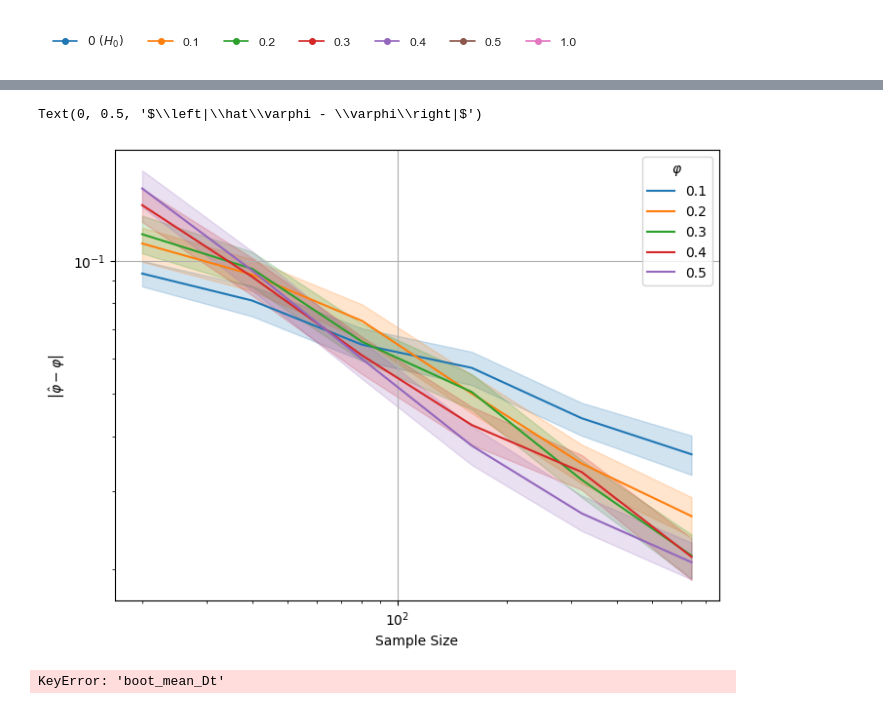
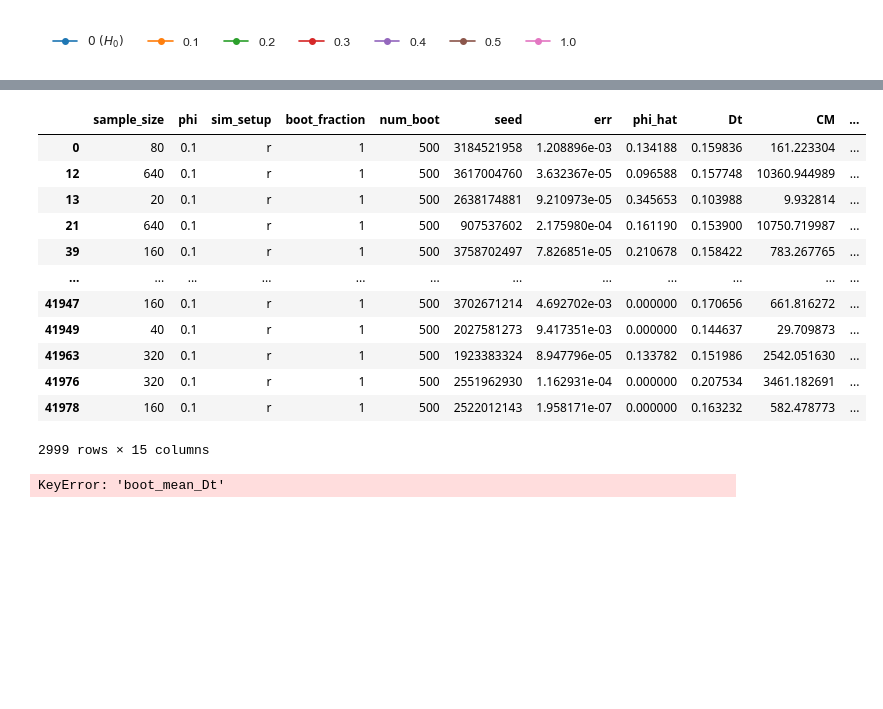
Before and after one commit to matthieubulte/GAR, a Jupyter notebook: simulation-evaluation.ipynb, the cells around one changed output, grey strips where cells are left out. Saved outputs shown, nothing was run; the diff lists cells and outputs as text; code cells hidden in the pictures; blank space fills up the shorter version.

```diff
--- a/simulation-evaluation.ipynb
+++ b/simulation-evaluation.ipynb
@@ -282,24 +296,19 @@ NameError: name '_df' is not defined
-# %%
-f, ax = plt.subplots(figsize=(8,6))
-ax.set(xscale="log", yscale="log")
-
-for phi in np.sort(_df.phi.unique()):
-    if phi == 0 or phi == 1:
-        # ax.plot([], [], label=r'$0\ (H_0)$')
-        continue
-    sub_df = _df[_df['phi'] == phi].copy()
-    sub_df['err_phi_hat'] = np.abs(sub_df['phi_hat'] - phi) + 1e-20
-
-    label = r'$0\ (H_0)$' if phi == 0 else f'{phi:.1f}'
-    sns.lineplot(sub_df, x='sample_size', y='err_phi_hat', label=label, ax=ax)
-
-plt.legend(title=r'$\varphi$')
-plt.grid('on')
-plt.xlabel('Sample Size')
-plt.ylabel(r'$\left|\hat\varphi - \varphi\right|$')
-# %% [output]
-Text(0, 0.5, '$\\left|\\hat\\varphi - \\varphi\\right|$')
-[figure, removed]
+# %%
+sub_df
+# %% [output]
+|  | sample_size | phi | sim_setup | boot_fraction | num_boot | seed | err | phi_hat | Dt | CM | ... |
+| 0 | 80 | 0.1 | r | 1 | 500 | 3184521958 | 1.208896e-03 | 0.134188 | 0.159836 | 161.223304 | ... |
+| 12 | 640 | 0.1 | r | 1 | 500 | 3617004760 | 3.632367e-05 | 0.096588 | 0.157748 | 10360.944989 | ... |
+| 13 | 20 | 0.1 | r | 1 | 500 | 2638174881 | 9.210973e-05 | 0.345653 | 0.103988 | 9.932814 | ... |
+| 21 | 640 | 0.1 | r | 1 | 500 | 907537602 | 2.175980e-04 | 0.161190 | 0.153900 | 10750.719987 | ... |
+| 39 | 160 | 0.1 | r | 1 | 500 | 3758702497 | 7.826851e-05 | 0.210678 | 0.158422 | 783.267765 | ... |
+| ... | ... | ... | ... | ... | ... | ... | ... | ... | ... | ... | ... |
+| 41947 | 160 | 0.1 | r | 1 | 500 | 3702671214 | 4.692702e-03 | 0.000000 | 0.170656 | 661.816272 | ... |
+| 41949 | 40 | 0.1 | r | 1 | 500 | 2027581273 | 9.417351e-03 | 0.000000 | 0.144637 | 29.709873 | ... |
+| 41963 | 320 | 0.1 | r | 1 | 500 | 1923383324 | 8.947796e-05 | 0.133782 | 0.151986 | 2542.051630 | ... |
+| 41976 | 320 | 0.1 | r | 1 | 500 | 2551962930 | 1.162931e-04 | 0.000000 | 0.207534 | 3461.182691 | ... |
+| 41978 | 160 | 0.1 | r | 1 | 500 | 2522012143 | 1.958171e-07 | 0.000000 | 0.163232 | 582.478773 | ... |
+2999 rows × 15 columns
 # %%
 target_T = 100
 true_size = np.linspace(0, 1, 40)
```
Also changed, not shown: parts of 4 cells of this notebook, 4 other files.
